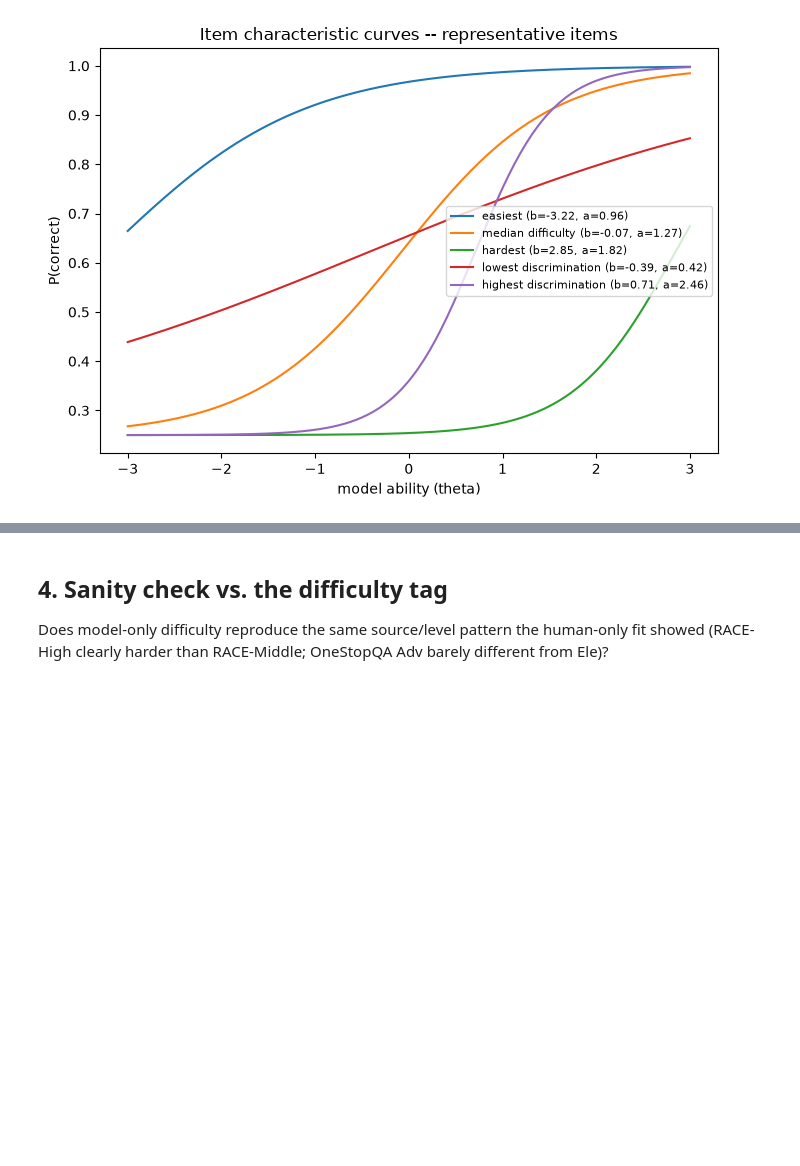
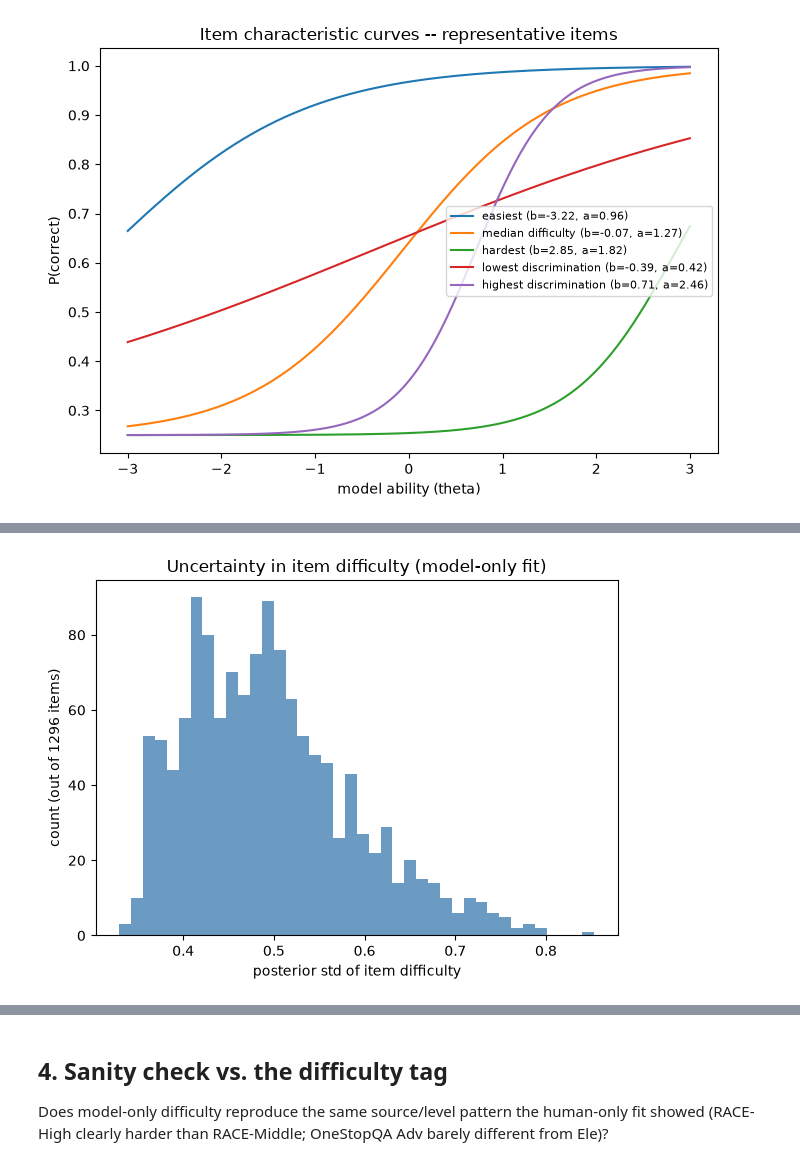
Before and after one commit to ducvugithub/reading-question-generator, a Jupyter notebook: question_difficulty/notebooks/irt_human_vs_model.ipynb, the cells around one changed output, grey strips where cells are left out. Cells and saved outputs as stored; diff of their text form; code cells hidden in the pictures; blank space fills up the shorter version.

Commit message:
notebook: add uncertainty plots (item difficulty std, human vs model ability std)

```diff
--- a/question_difficulty/notebooks/irt_human_vs_model.ipynb
+++ b/question_difficulty/notebooks/irt_human_vs_model.ipynb
@@ -187,0 +192,14 @@ plt.show()
+# %%
+# Uncertainty in item difficulty (posterior std), model-only fit
+model_difficulty_std = json.loads((SCRIPTS_DIR / "irt_bayesian_model_only_difficulty_std.json").read_text())
+diff_std_vals = np.array([model_difficulty_std[it] for it in items_sorted])
+
+plt.figure(figsize=(6, 4.5))
+plt.hist(diff_std_vals, bins=40, color="steelblue", alpha=0.8)
+plt.xlabel("posterior std of item difficulty")
+plt.ylabel("count (out of 1296 items)")
+plt.title("Uncertainty in item difficulty (model-only fit)")
+plt.tight_layout()
+plt.show()
+# %% [output]
+[figure, added]
```
Also changed, not shown: parts of 2 cells of this notebook, 1 other file.
